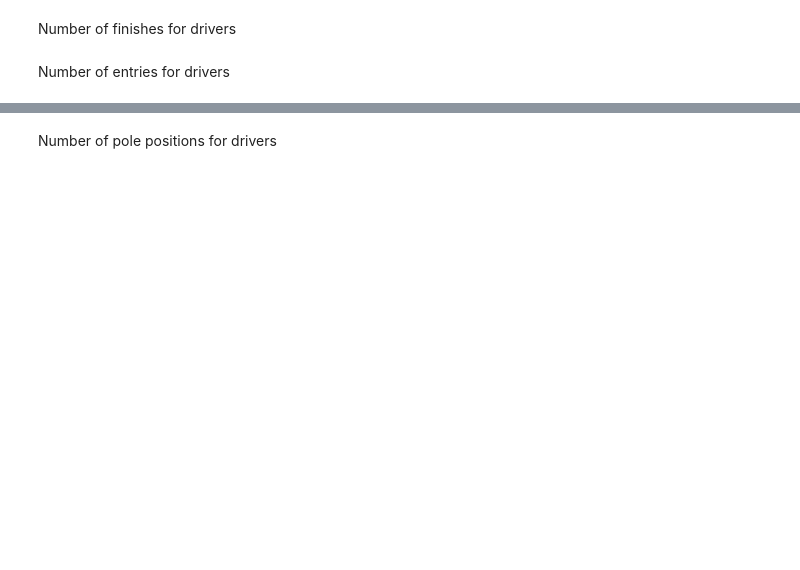
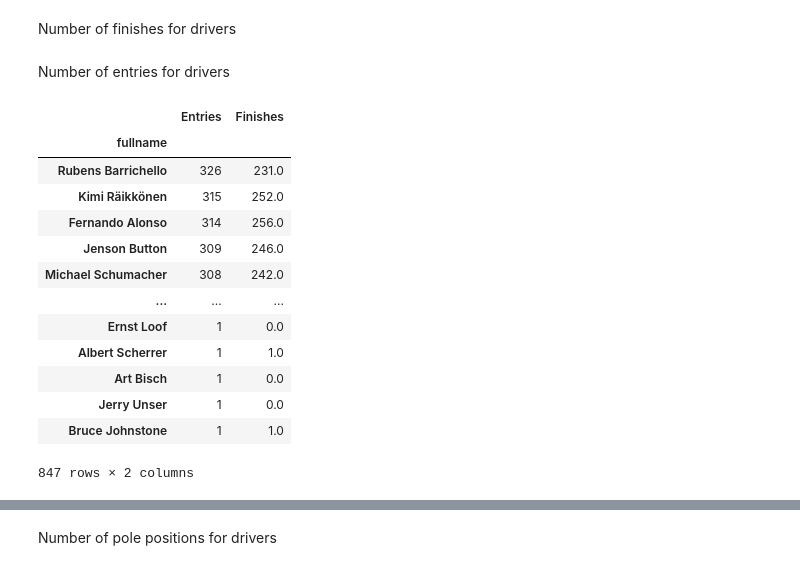
Before and after one commit to osskari/F1Data, a Jupyter notebook: Untitled.ipynb, the cells around one changed output, grey strips where cells are left out. Drawn from its saved outputs; the diff is of its cells as text; code cells hidden in the pictures; blank space fills up the shorter version.

```diff
--- a/Untitled.ipynb
+++ b/Untitled.ipynb
@@ -684,26 +811,41 @@ Number of entries for drivers
 # %%
 #Query how many entries each driver has
 entries = pd.read_sql_query(' '.join([
     'SELECT r.driverId, COUNT(r.driverId) AS Entries',
     'FROM Results AS r',
     'GROUP BY r.driverId'
 ]), engine).set_index('driverId')
 
 #Get all driver to access their names
 drivers = pd.read_sql_query(' '.join([
     'SELECT d.driverId, d.forename, d.surname',
     'FROM Drivers AS d'
 ]), engine).set_index('driverId')
 
 #Join the tables together
 entriesTable = entries.join(drivers)
 #Create a fullname column and delete the other two
 entriesTable['fullname'] = entriesTable['forename'] + ' ' + entriesTable['surname']
 del entriesTable['forename']
 del entriesTable['surname']
 entriesTable = entriesTable.set_index('fullname')
 entriesTable = entriesTable.sort_values(by=['Entries'], ascending=False)
-entriesTable
+entriesTable.join(finishesTable).fillna(0)
+# %% [output]
+|  | Entries | Finishes |
+| fullname |  |  |
+| Rubens Barrichello | 326 | 231.0 |
+| Kimi Räikkönen | 315 | 252.0 |
+| Fernando Alonso | 314 | 256.0 |
+| Jenson Button | 309 | 246.0 |
+| Michael Schumacher | 308 | 242.0 |
+| ... | ... | ... |
+| Ernst Loof | 1 | 0.0 |
+| Albert Scherrer | 1 | 1.0 |
+| Art Bisch | 1 | 0.0 |
+| Jerry Unser | 1 | 0.0 |
+| Bruce Johnstone | 1 | 1.0 |
+847 rows × 2 columns
 # %%
 #Join entries and finishes tables
 finEntRatio = finishes.join(entries)
```
Also changed, not shown: parts of 28 cells of this notebook.
